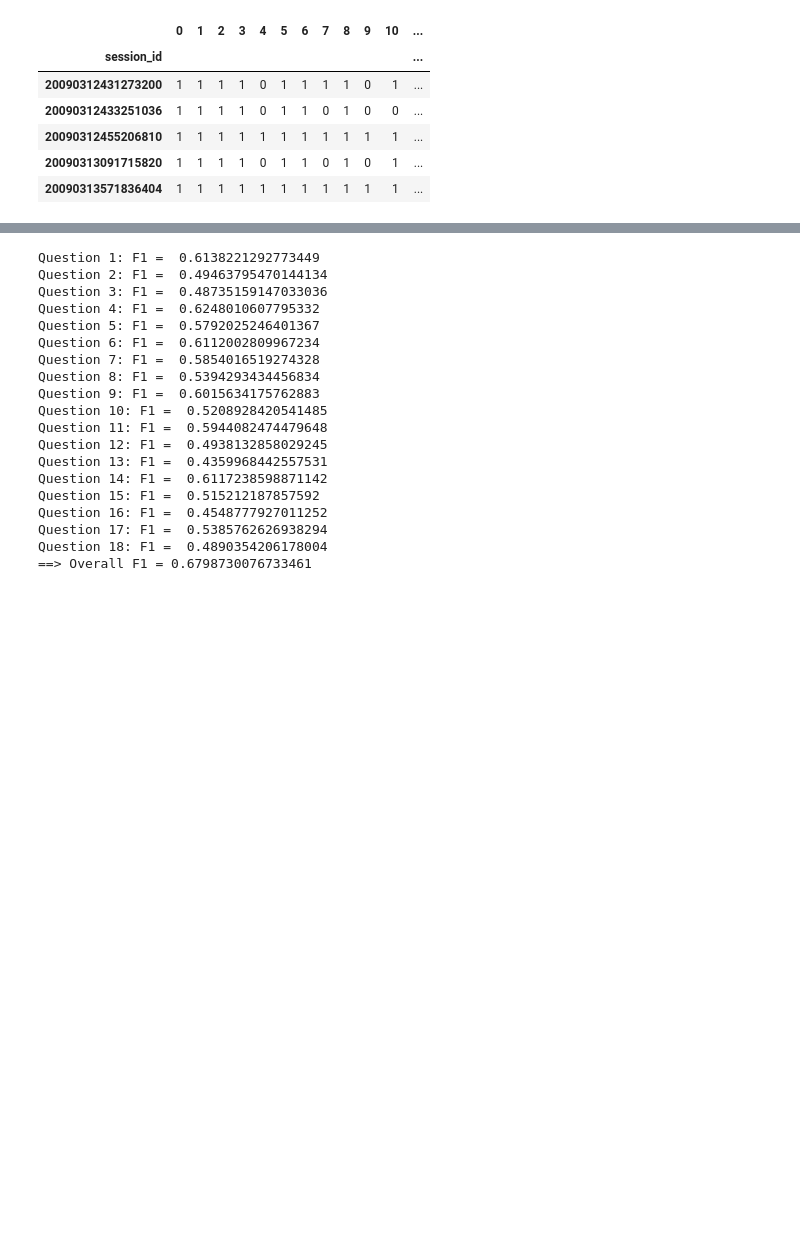
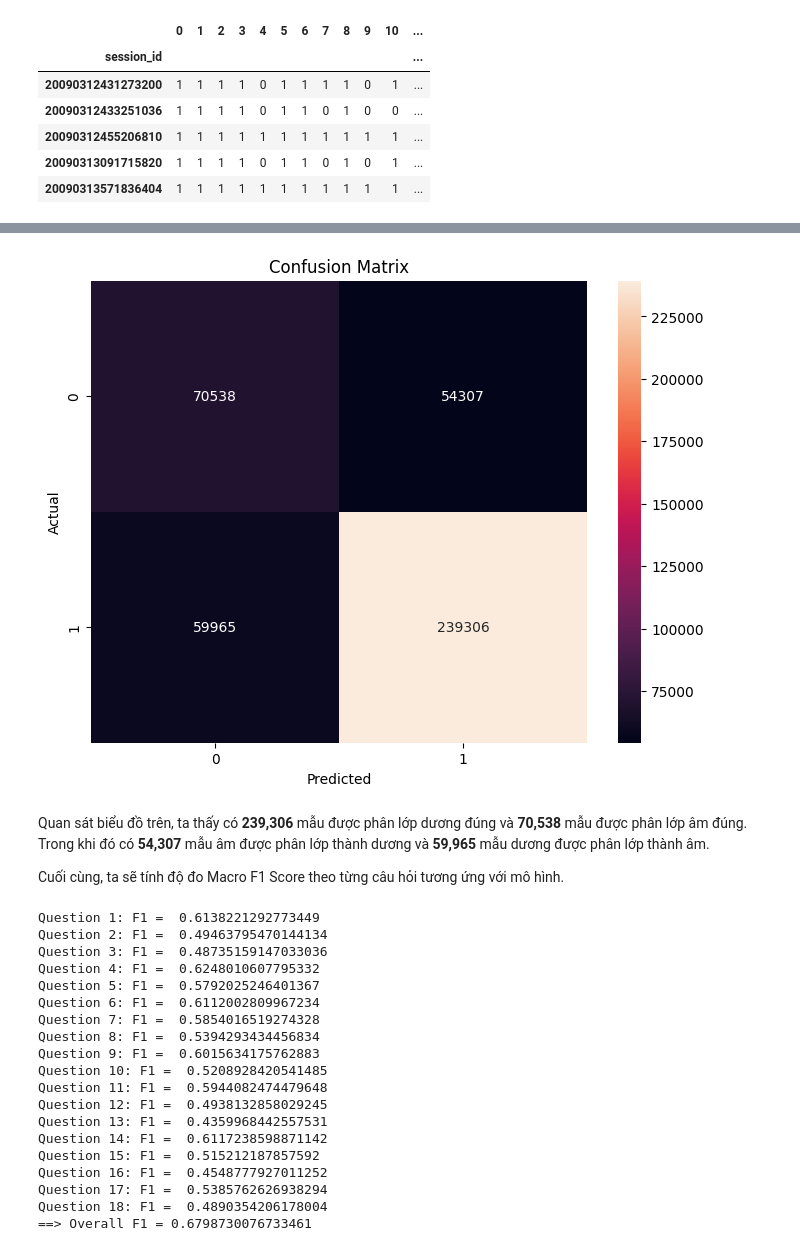
Before and after one commit to vt-khang/KHDLUD-FinalProject, a Jupyter notebook: 19120511_19120526_19120539.ipynb, the cells around one changed output, grey strips where cells are left out. Saved outputs shown, nothing was run; the diff lists cells and outputs as text; code cells hidden in the pictures; blank space fills up the shorter version.

Commit message:
update: evaluation model

```diff
--- a/19120511_19120526_19120539.ipynb
+++ b/19120511_19120526_19120539.ipynb
@@ -1078,9 +1111,15 @@ Cuối cùng, ta sẽ tính độ đo F1 Score theo từng câu hỏi tương
 # %%
+f1_score_df = pd.DataFrame(columns = np.arange(1, 19), index = ['LightGBM', 'XGBoost'])
+f1_score_df['Overall'] = np.nan
+f1_score_df.index.name = 'Model'
+
 for question in range(1, 19):
   m = f1_score(true_df[question - 1].values, (pred_df[question - 1].values > best_threshold).astype('int'), average = 'macro')
+  f1_score_df[question]['LightGBM'] = m
   print(f'Question {question}: F1 = ', m)
 
 m = f1_score(true_df.values.reshape((-1)), (pred_df.values.reshape((-1)) > best_threshold).astype('int'), average = 'macro')
+f1_score_df['Overall']['LightGBM'] = m
 print('==> Overall F1 =', m)
 # %% [output]
 Question 1: F1 =  0.5948279645976704
@@ -1270,3 +1335,17 @@ Cuối cùng, ta sẽ tính độ đo F1 Score theo từng câu hỏi tương
+# %%
+confusion = confusion_matrix(true_df.values.reshape((-1)), modified_pred_df.values.reshape((-1)))
+plt.figure(figsize = (8, 6))
+sns.heatmap(confusion, annot = True, fmt = 'd')
+plt.title('Confusion Matrix')
+plt.xlabel('Predicted')
+plt.ylabel('Actual')
+plt.show()
+# %% [output]
+[figure, added]
+# %% [markdown]
+Quan sát biểu đồ trên, ta thấy có **239,306** mẫu được phân lớp dương đúng và **70,538** mẫu được phân lớp âm đúng. Trong khi đó có **54,307** mẫu âm được phân lớp thành dương và **59,965** mẫu dương được phân lớp thành âm.
+
+Cuối cùng, ta sẽ tính độ đo Macro F1 Score theo từng câu hỏi tương ứng với mô hình.
 # %%
 for question in range(1, 19):
   m = f1_score(true_df[question - 1].values, (pred_df[question - 1].values > best_threshold).astype('int'), average = 'macro')
```
Also changed, not shown: parts of 26 cells of this notebook.
